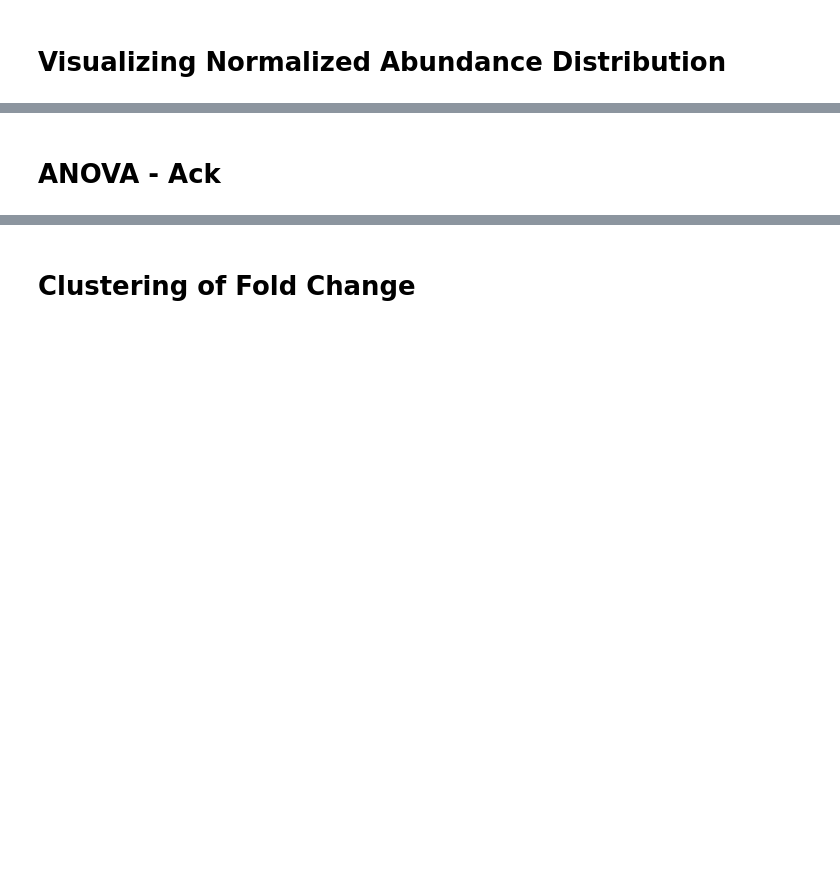
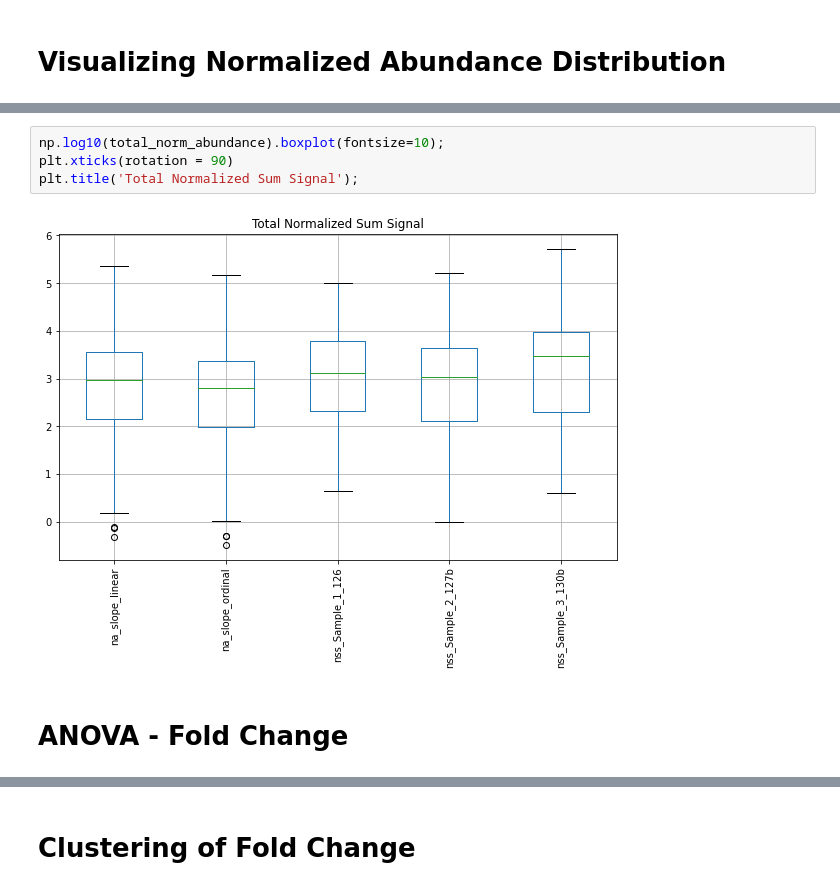
Before and after one commit to KyraGriffin/bmsip_internship_seta, a Jupyter notebook: protein_isolation.ipynb, the cells around one changed output, grey strips where cells are left out. Saved outputs shown, nothing was run; the diff lists cells and outputs as text; blank space fills up the shorter version.

```diff
--- a/protein_isolation.ipynb
+++ b/protein_isolation.ipynb
@@ -824,5 +965,11 @@ plt.show();
+# %%
+np.log10(total_norm_abundance).boxplot(fontsize=10);
+plt.xticks(rotation = 90)
+plt.title('Total Normalized Sum Signal');
+# %% [output]
+[figure, added]
 # %% [markdown]
-# ANOVA - Ack
+# ANOVA - Fold Change
 # %%
 ack_data = proteomics_ack.copy()
 ack_data.head()
```
Also changed, not shown: parts of 53 cells of this notebook.
